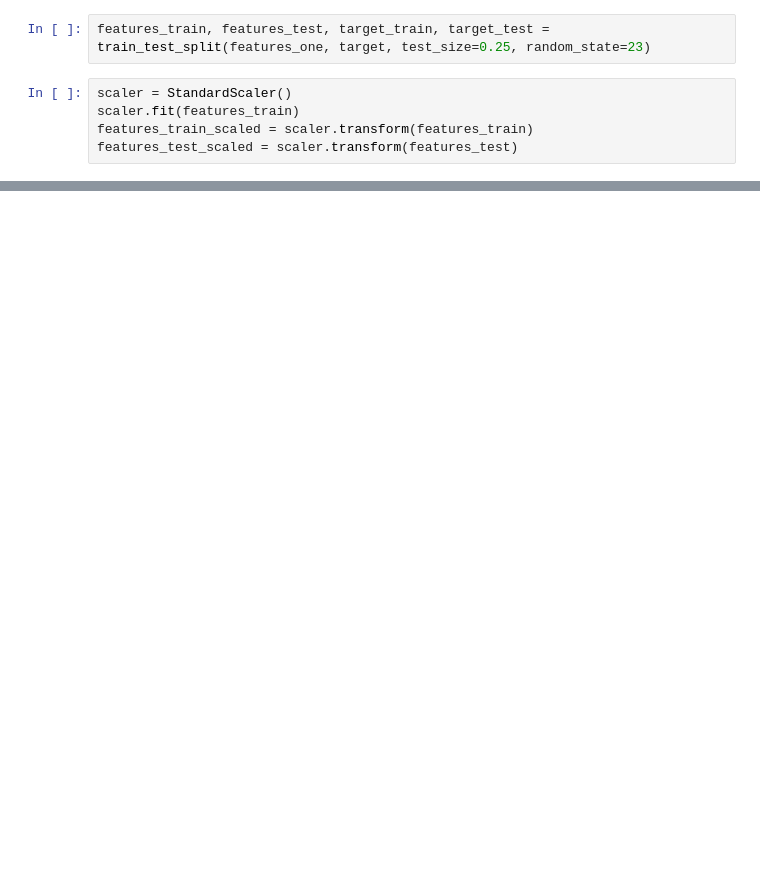
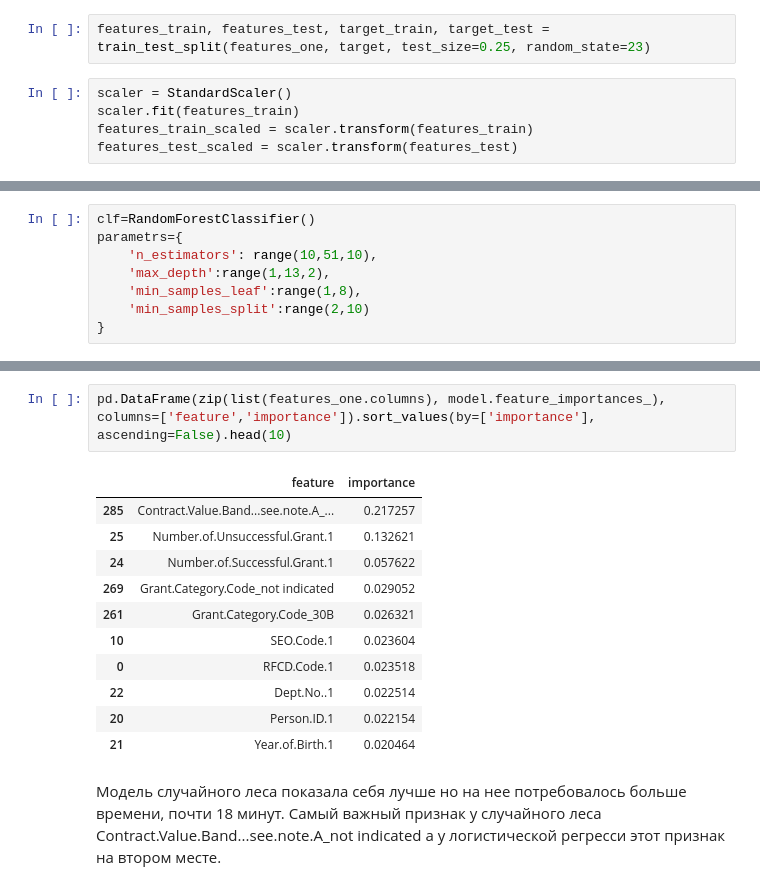
Before and after one commit to korsh624/DS, a Jupyter notebook: 2.5/task1.ipynb, the cells around one changed output, grey strips where cells are left out. Drawn from its saved outputs; the diff is of its cells as text; blank space fills up the shorter version.

```diff
--- a/2.5/task1.ipynb
+++ b/2.5/task1.ipynb
@@ -201,0 +242,8 @@ LogisticRegressionCV does not accept missing values encoded as NaN natively. For
+# %%
+clf=RandomForestClassifier()
+parametrs={
+    'n_estimators': range(10,51,10),
+    'max_depth':range(1,13,2),
+    'min_samples_leaf':range(1,8),
+    'min_samples_split':range(2,10)
+}
@@ -201,0 +272,16 @@ LogisticRegressionCV does not accept missing values encoded as NaN natively. For
+# %%
+pd.DataFrame(zip(list(features_one.columns), model.feature_importances_), columns=['feature','importance']).sort_values(by=['importance'], ascending=False).head(10)
+# %% [output]
+|  | feature | importance |
+| 285 | Contract.Value.Band...see.note.A_... | 0.217257 |
+| 25 | Number.of.Unsuccessful.Grant.1 | 0.132621 |
+| 24 | Number.of.Successful.Grant.1 | 0.057622 |
+| 269 | Grant.Category.Code_not indicated | 0.029052 |
+| 261 | Grant.Category.Code_30B | 0.026321 |
+| 10 | SEO.Code.1 | 0.023604 |
+| 0 | RFCD.Code.1 | 0.023518 |
+| 22 | Dept.No..1 | 0.022514 |
+| 20 | Person.ID.1 | 0.022154 |
+| 21 | Year.of.Birth.1 | 0.020464 |
+# %% [markdown]
+Модель случайного леса показала себя лучше но на нее потребовалось больше времени, почти 18 минут. Самый важный признак у случайного леса Contract.Value.Band...see.note.A_not indicated а у логистической регресси этот признак на втором месте.
```
Also changed, not shown: parts of 15 cells of this notebook.
